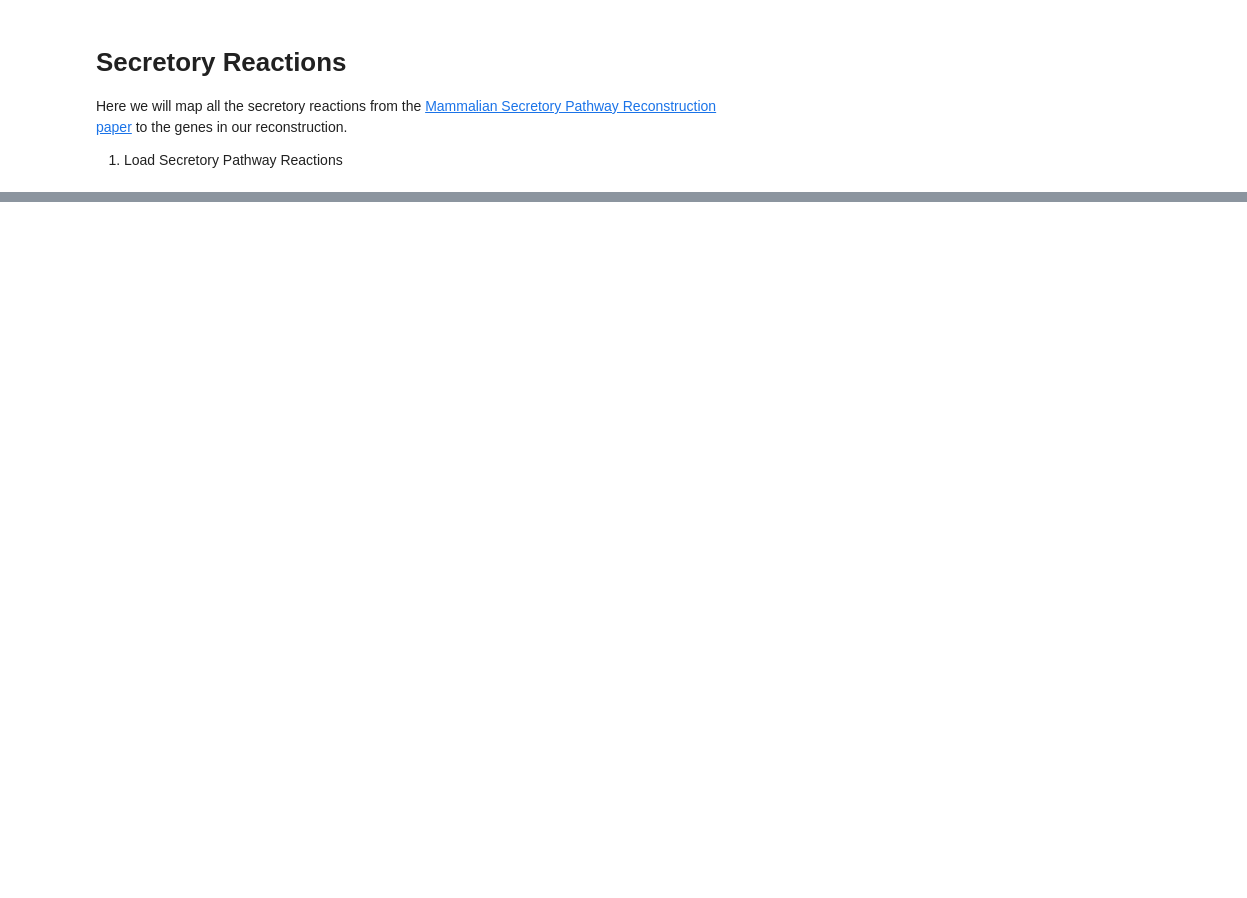
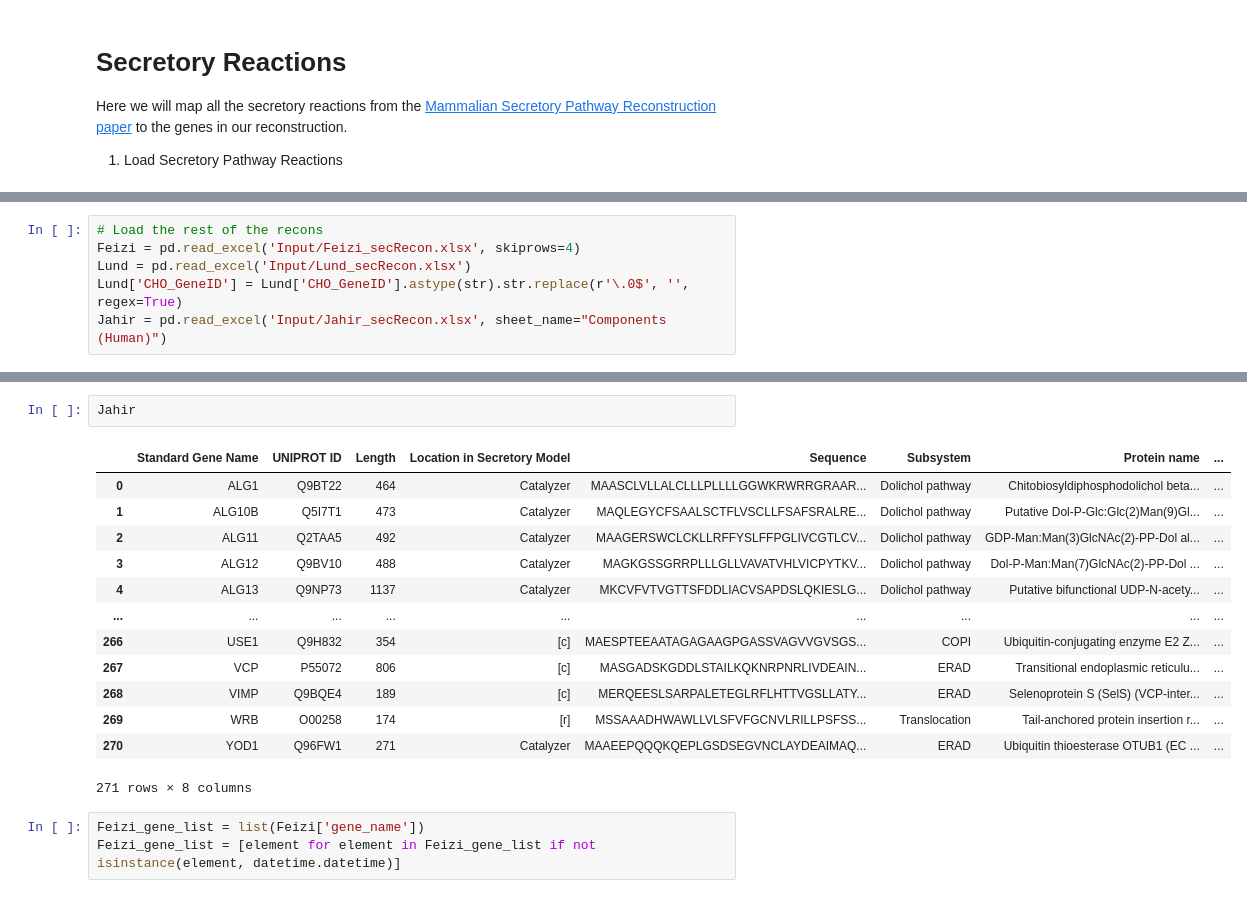
Before and after one commit to pablodig/secRecon-Secretory-Pathway-Reconstruction, a Jupyter notebook: Comparison.ipynb, the cells around one changed output, grey strips where cells are left out. Drawn from its saved outputs; the diff is of its cells as text; blank space fills up the shorter version.

```diff
--- a/Comparison.ipynb
+++ b/Comparison.ipynb
@@ -113,0 +32,6 @@ met_recon_genes = list(met_genes['Gene Entrez ID'].replace('', pd.NA).dropna())
+# %%
+# Load the rest of the recons
+Feizi = pd.read_excel('Input/Feizi_secRecon.xlsx', skiprows=4)
+Lund = pd.read_excel('Input/Lund_secRecon.xlsx')
+Lund['CHO_GeneID'] = Lund['CHO_GeneID'].astype(str).str.replace(r'\.0$', '', regex=True)
+Jahir = pd.read_excel('Input/Jahir_secRecon.xlsx', sheet_name="Components (Human)")
@@ -113,0 +75,19 @@ met_recon_genes = list(met_genes['Gene Entrez ID'].replace('', pd.NA).dropna())
+# %%
+Jahir
+# %% [output]
+|  | Standard Gene Name | UNIPROT ID | Length | Location in Secretory Model | Sequence | Subsystem | Protein name | ... |
+| 0 | ALG1 | Q9BT22 | 464 | Catalyzer | MAASCLVLLALCLLLPLLLLGGWKRWRRGRAAR... | Dolichol pathway | Chitobiosyldiphosphodolichol beta... | ... |
+| 1 | ALG10B | Q5I7T1 | 473 | Catalyzer | MAQLEGYCFSAALSCTFLVSCLLFSAFSRALRE... | Dolichol pathway | Putative Dol-P-Glc:Glc(2)Man(9)Gl... | ... |
+| 2 | ALG11 | Q2TAA5 | 492 | Catalyzer | MAAGERSWCLCKLLRFFYSLFFPGLIVCGTLCV... | Dolichol pathway | GDP-Man:Man(3)GlcNAc(2)-PP-Dol al... | ... |
+| 3 | ALG12 | Q9BV10 | 488 | Catalyzer | MAGKGSSGRRPLLLGLLVAVATVHLVICPYTKV... | Dolichol pathway | Dol-P-Man:Man(7)GlcNAc(2)-PP-Dol ... | ... |
+| 4 | ALG13 | Q9NP73 | 1137 | Catalyzer | MKCVFVTVGTTSFDDLIACVSAPDSLQKIESLG... | Dolichol pathway | Putative bifunctional UDP-N-acety... | ... |
+| ... | ... | ... | ... | ... | ... | ... | ... | ... |
+| 266 | USE1 | Q9H832 | 354 | [c] | MAESPTEEAATAGAGAAGPGASSVAGVVGVSGS... | COPI | Ubiquitin-conjugating enzyme E2 Z... | ... |
+| 267 | VCP | P55072 | 806 | [c] | MASGADSKGDDLSTAILKQKNRPNRLIVDEAIN... | ERAD | Transitional endoplasmic reticulu... | ... |
+| 268 | VIMP | Q9BQE4 | 189 | [c] | MERQEESLSARPALETEGLRFLHTTVGSLLATY... | ERAD | Selenoprotein S (SelS) (VCP-inter... | ... |
+| 269 | WRB | O00258 | 174 | [r] | MSSAAADHWAWLLVLSFVFGCNVLRILLPSFSS... | Translocation | Tail-anchored protein insertion r... | ... |
+| 270 | YOD1 | Q96FW1 | 271 | Catalyzer | MAAEEPQQQKQEPLGSDSEGVNCLAYDEAIMAQ... | ERAD | Ubiquitin thioesterase OTUB1 (EC ... | ... |
+271 rows × 8 columns
+# %%
+Feizi_gene_list = list(Feizi['gene_name'])
+Feizi_gene_list = [element for element in Feizi_gene_list if not isinstance(element, datetime.datetime)]
```
Also changed, not shown: parts of 16 cells of this notebook.
